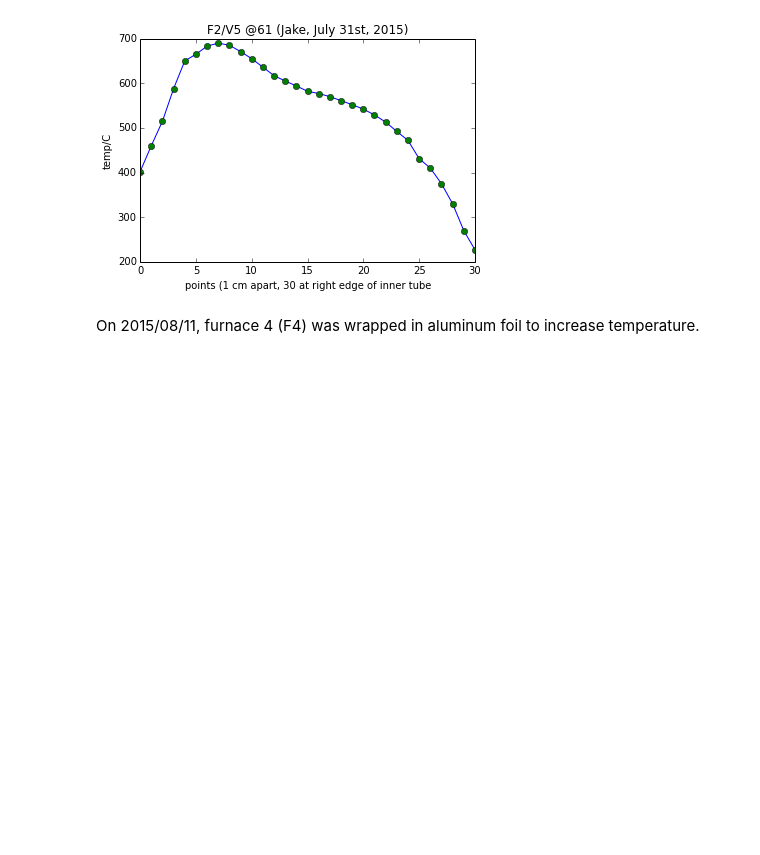
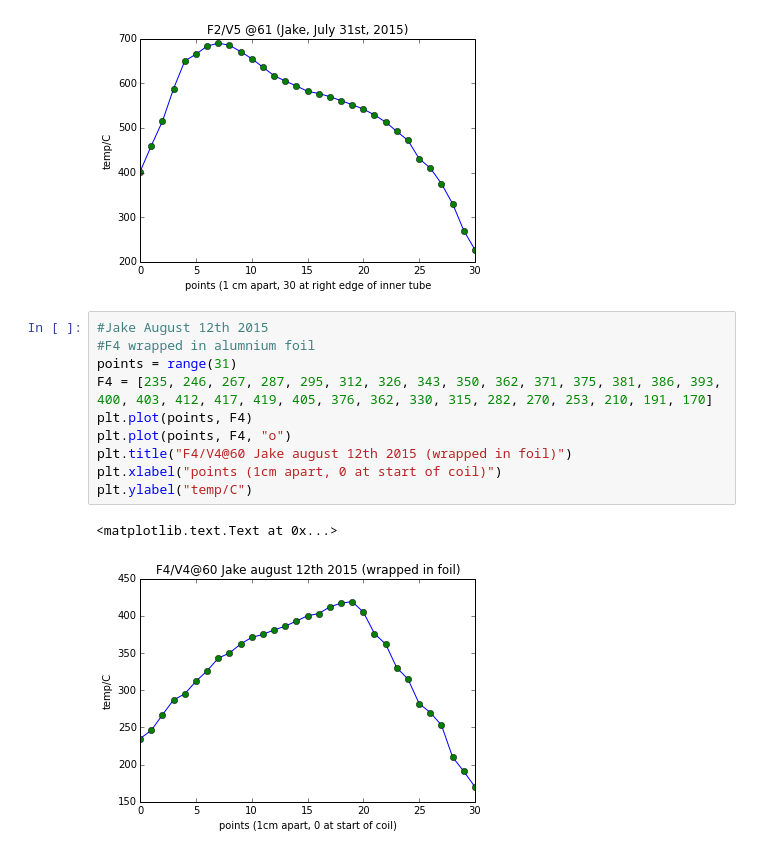
Before and after one commit to sissiwxy/furnaceTempLog, a Jupyter notebook: furnaceTempLog.ipynb, the cells around one changed output. Saved outputs shown, nothing was run; the diff lists cells and outputs as text; blank space fills up the shorter version.

Commit message:
Jake 2015/08/20 F4/V4 update

```diff
--- a/furnaceTempLog.ipynb
+++ b/furnaceTempLog.ipynb
@@ -128,5 +126,16 @@ plt.ylabel("temp/C")
 [figure]
 [figure]
 [figure]
-# %% [markdown]
-On 2015/08/11, furnace 4 (F4) was wrapped in aluminum foil to increase temperature.
+# %%
+#Jake August 12th 2015
+#F4 wrapped in alumnium foil
+points = range(31)
+F4 = [235, 246, 267, 287, 295, 312, 326, 343, 350, 362, 371, 375, 381, 386, 393, 400, 403, 412, 417, 419, 405, 376, 362, 330, 315, 282, 270, 253, 210, 191, 170]
+plt.plot(points, F4)
+plt.plot(points, F4, "o")
+plt.title("F4/V4@60 Jake august 12th 2015 (wrapped in foil)")
+plt.xlabel("points (1cm apart, 0 at start of coil)")
+plt.ylabel("temp/C")
+# %% [output]
+<matplotlib.text.Text at 0x...>
+[figure, added]
```
Also changed, not shown: parts of 3 cells of this notebook.
